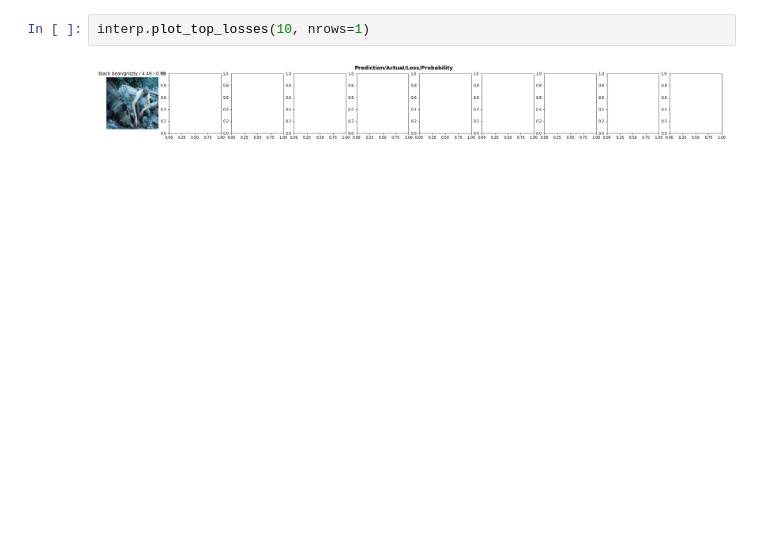
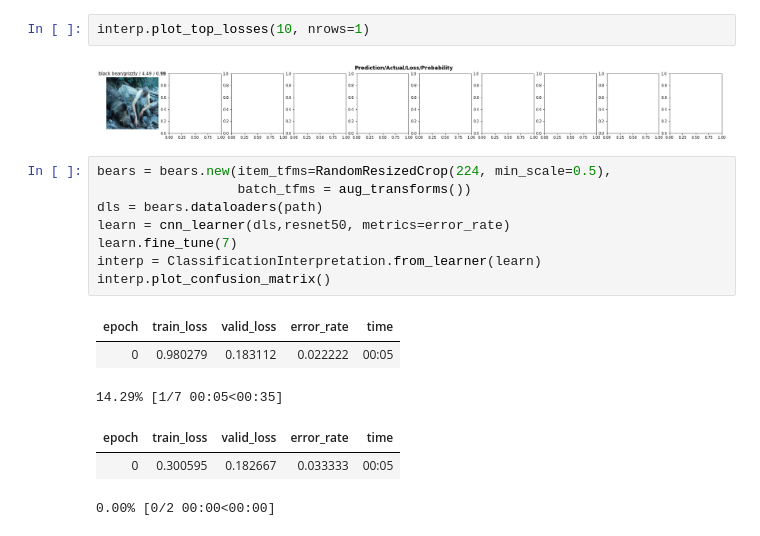
Before and after one commit to Reptilefury/coursera-machine-learning, a Jupyter notebook: FastAi.ipynb, the cells around one changed output. Drawn from its saved outputs; the diff is of its cells as text; blank space fills up the shorter version.

```diff
--- a/FastAi.ipynb
+++ b/FastAi.ipynb
@@ -305,4 +295,19 @@ interp.plot_top_losses(5,nrows=2)
 interp.plot_top_losses(10, nrows=1)
 # %% [output]
 [figure]
+# %%
+bears = bears.new(item_tfms=RandomResizedCrop(224, min_scale=0.5),
+                  batch_tfms = aug_transforms())
+dls = bears.dataloaders(path)
+learn = cnn_learner(dls,resnet50, metrics=error_rate)
+learn.fine_tune(7)
+interp = ClassificationInterpretation.from_learner(learn)
+interp.plot_confusion_matrix()
+# %% [output]
+| epoch | train_loss | valid_loss | error_rate | time |
+| 0 | 0.980279 | 0.183112 | 0.022222 | 00:05 |
+14.29% [1/7 00:05<00:35]
+| epoch | train_loss | valid_loss | error_rate | time |
+| 0 | 0.300595 | 0.182667 | 0.033333 | 00:05 |
+0.00% [0/2 00:00<00:00]
 # %%
```
Also changed, not shown: parts of 24 cells of this notebook.
